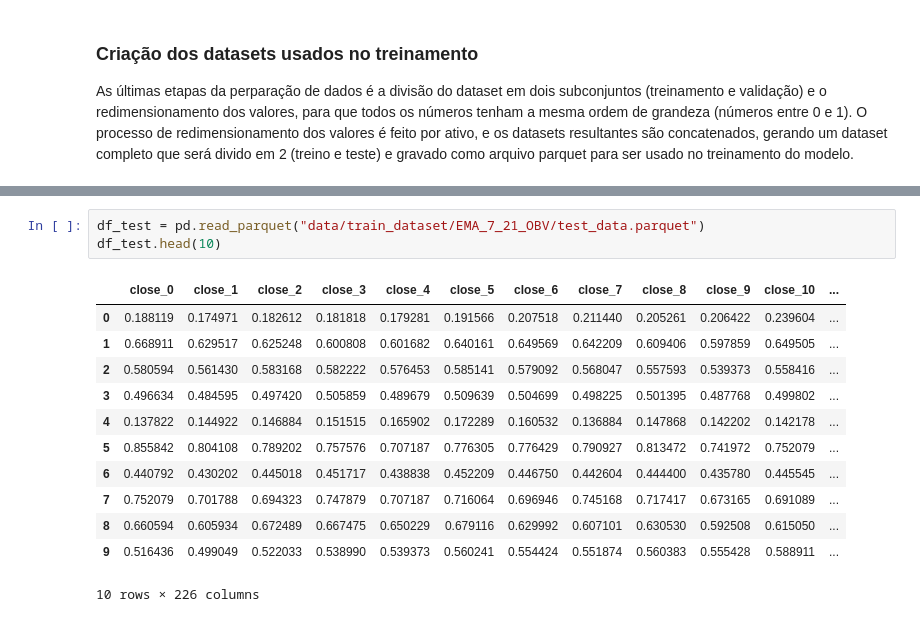
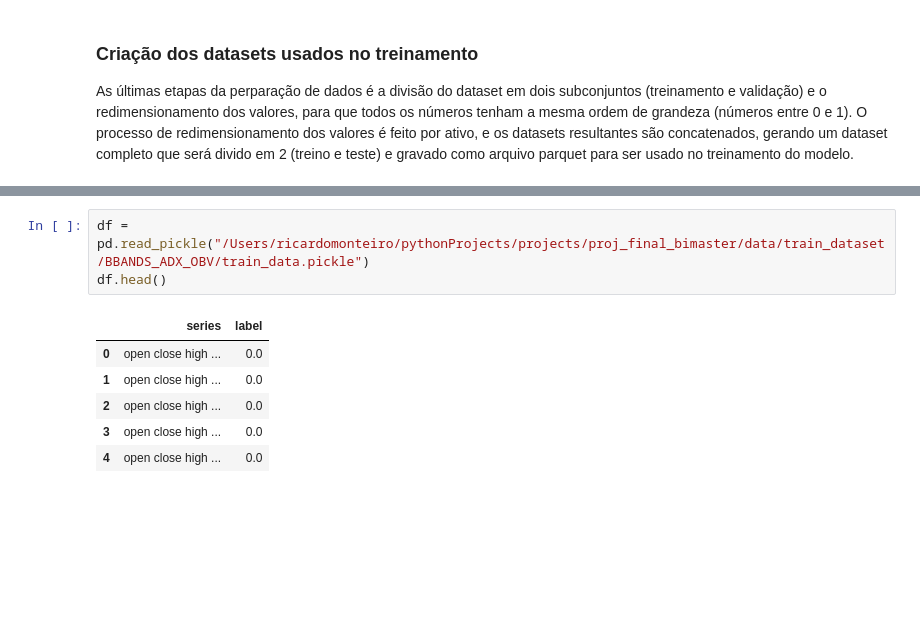
Before and after one commit to secretaria-ICA/proj_final_bimaster, a Jupyter notebook: create_dataset.ipynb, the cells around one changed output, grey strips where cells are left out. Cells and saved outputs as stored; diff of their text form; blank space fills up the shorter version.

```diff
--- a/create_dataset.ipynb
+++ b/create_dataset.ipynb
@@ -224,16 +241,10 @@ Processando arquivo NTCO3.parquet na estrategia MIDPRICE_KAMA_OBV
-# %%
-df_test = pd.read_parquet("data/train_dataset/EMA_7_21_OBV/test_data.parquet")
-df_test.head(10)
-# %% [output]
-|  | close_0 | close_1 | close_2 | close_3 | close_4 | close_5 | close_6 | close_7 | close_8 | close_9 | close_10 | ... |
-| 0 | 0.188119 | 0.174971 | 0.182612 | 0.181818 | 0.179281 | 0.191566 | 0.207518 | 0.211440 | 0.205261 | 0.206422 | 0.239604 | ... |
-| 1 | 0.668911 | 0.629517 | 0.625248 | 0.600808 | 0.601682 | 0.640161 | 0.649569 | 0.642209 | 0.609406 | 0.597859 | 0.649505 | ... |
-| 2 | 0.580594 | 0.561430 | 0.583168 | 0.582222 | 0.576453 | 0.585141 | 0.579092 | 0.568047 | 0.557593 | 0.539373 | 0.558416 | ... |
-| 3 | 0.496634 | 0.484595 | 0.497420 | 0.505859 | 0.489679 | 0.509639 | 0.504699 | 0.498225 | 0.501395 | 0.487768 | 0.499802 | ... |
-| 4 | 0.137822 | 0.144922 | 0.146884 | 0.151515 | 0.165902 | 0.172289 | 0.160532 | 0.136884 | 0.147868 | 0.142202 | 0.142178 | ... |
-| 5 | 0.855842 | 0.804108 | 0.789202 | 0.757576 | 0.707187 | 0.776305 | 0.776429 | 0.790927 | 0.813472 | 0.741972 | 0.752079 | ... |
-| 6 | 0.440792 | 0.430202 | 0.445018 | 0.451717 | 0.438838 | 0.452209 | 0.446750 | 0.442604 | 0.444400 | 0.435780 | 0.445545 | ... |
-| 7 | 0.752079 | 0.701788 | 0.694323 | 0.747879 | 0.707187 | 0.716064 | 0.696946 | 0.745168 | 0.717417 | 0.673165 | 0.691089 | ... |
-| 8 | 0.660594 | 0.605934 | 0.672489 | 0.667475 | 0.650229 | 0.679116 | 0.629992 | 0.607101 | 0.630530 | 0.592508 | 0.615050 | ... |
-| 9 | 0.516436 | 0.499049 | 0.522033 | 0.538990 | 0.539373 | 0.560241 | 0.554424 | 0.551874 | 0.560383 | 0.555428 | 0.588911 | ... |
-10 rows × 226 columns
+# %%
+df = pd.read_pickle("/Users/ricardomonteiro/pythonProjects/projects/proj_final_bimaster/data/train_dataset/BBANDS_ADX_OBV/train_data.pickle")
+df.head()
+# %% [output]
+|  | series | label |
+| 0 | open close high ... | 0.0 |
+| 1 | open close high ... | 0.0 |
+| 2 | open close high ... | 0.0 |
+| 3 | open close high ... | 0.0 |
+| 4 | open close high ... | 0.0 |
```
Also changed, not shown: parts of 6 cells of this notebook, 1 other file.
